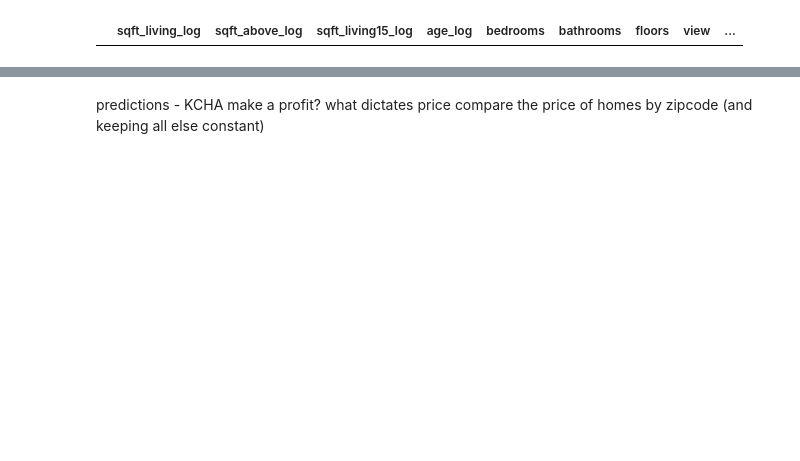
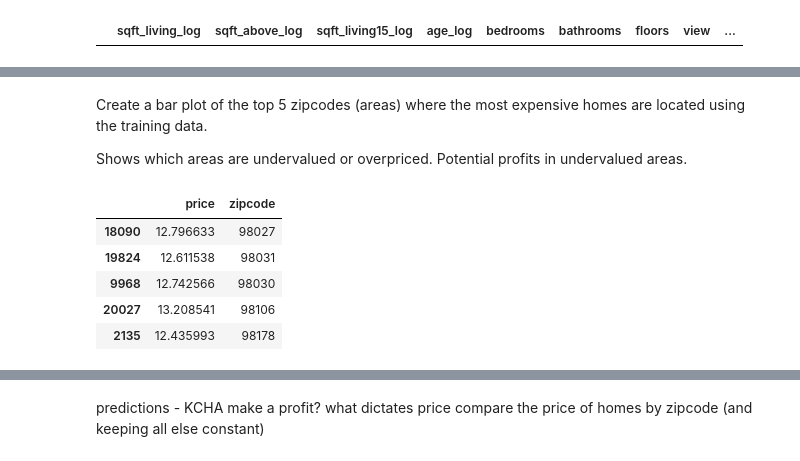
Before and after one commit to eric8395/Housing_Market_Linear_Regression, a Jupyter notebook: Housing Market Linear Regression.ipynb, the cells around one changed output, grey strips where cells are left out. Cells and saved outputs as stored; diff of their text form; code cells hidden in the pictures; blank space fills up the shorter version.

```diff
--- a/Housing Market Linear Regression.ipynb
+++ b/Housing Market Linear Regression.ipynb
@@ -2060,0 +2082,22 @@ NameError: name 'new_row_pred_log' is not defined
+# %% [markdown]
+Create a bar plot of the top 5 zipcodes (areas) where the most expensive homes are located using the training data.
+
+Shows which areas are undervalued or overpriced. Potential profits in undervalued areas.
+# %%
+# recall we have our y_train, reassign to a df_price to be used for this analysis
+df_price = pd.DataFrame(y_train)
+
+# assign zipcodes from X_train zipcode column
+zipcodes = pd.DataFrame(X_train['zipcode'])
+zipcodes
+
+# combine the two new dfs
+top_zips = pd.concat([df_price, zipcodes], axis=1)
+top_zips.head()
+# %% [output]
+|  | price | zipcode |
+| 18090 | 12.796633 | 98027 |
+| 19824 | 12.611538 | 98031 |
+| 9968 | 12.742566 | 98030 |
+| 20027 | 13.208541 | 98106 |
+| 2135 | 12.435993 | 98178 |
```
Also changed, not shown: parts of 32 cells of this notebook, 7 other files.
